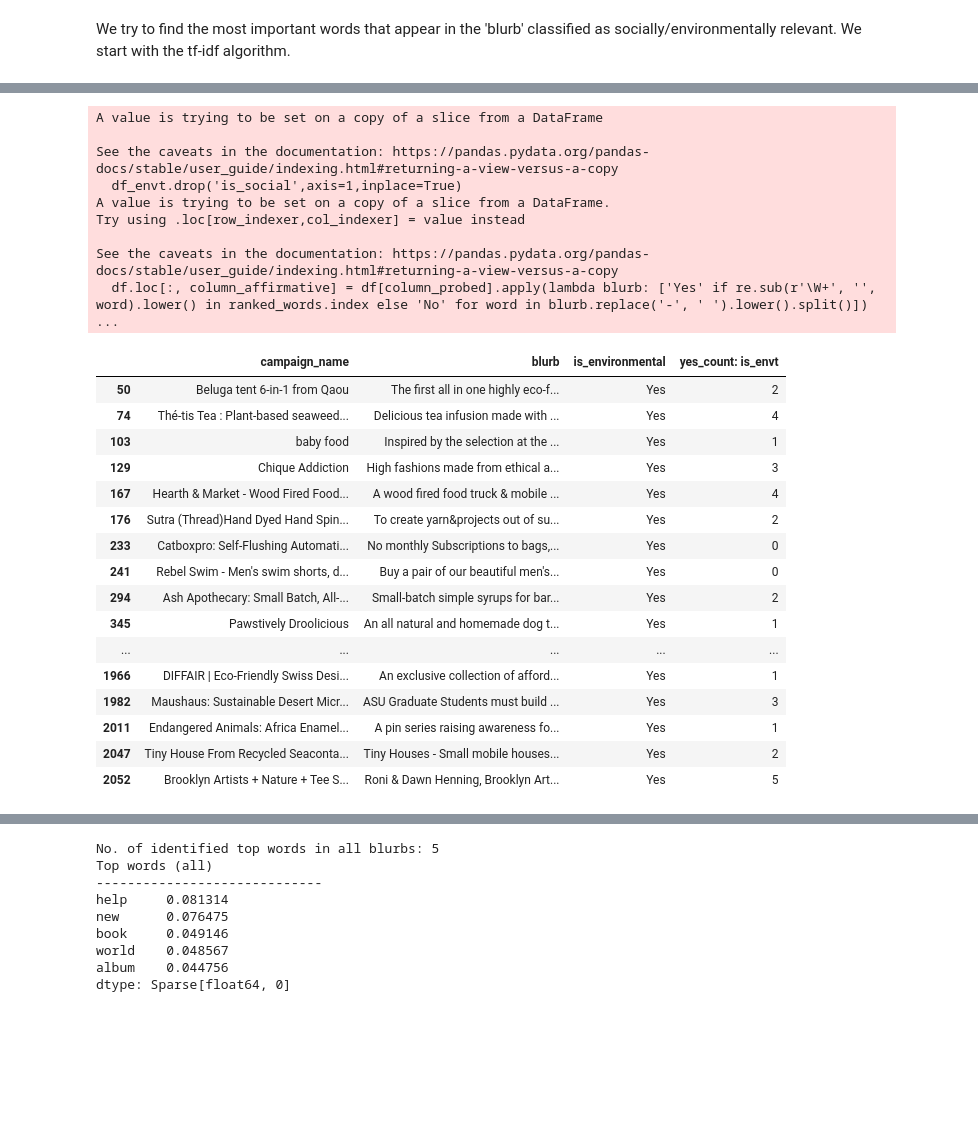
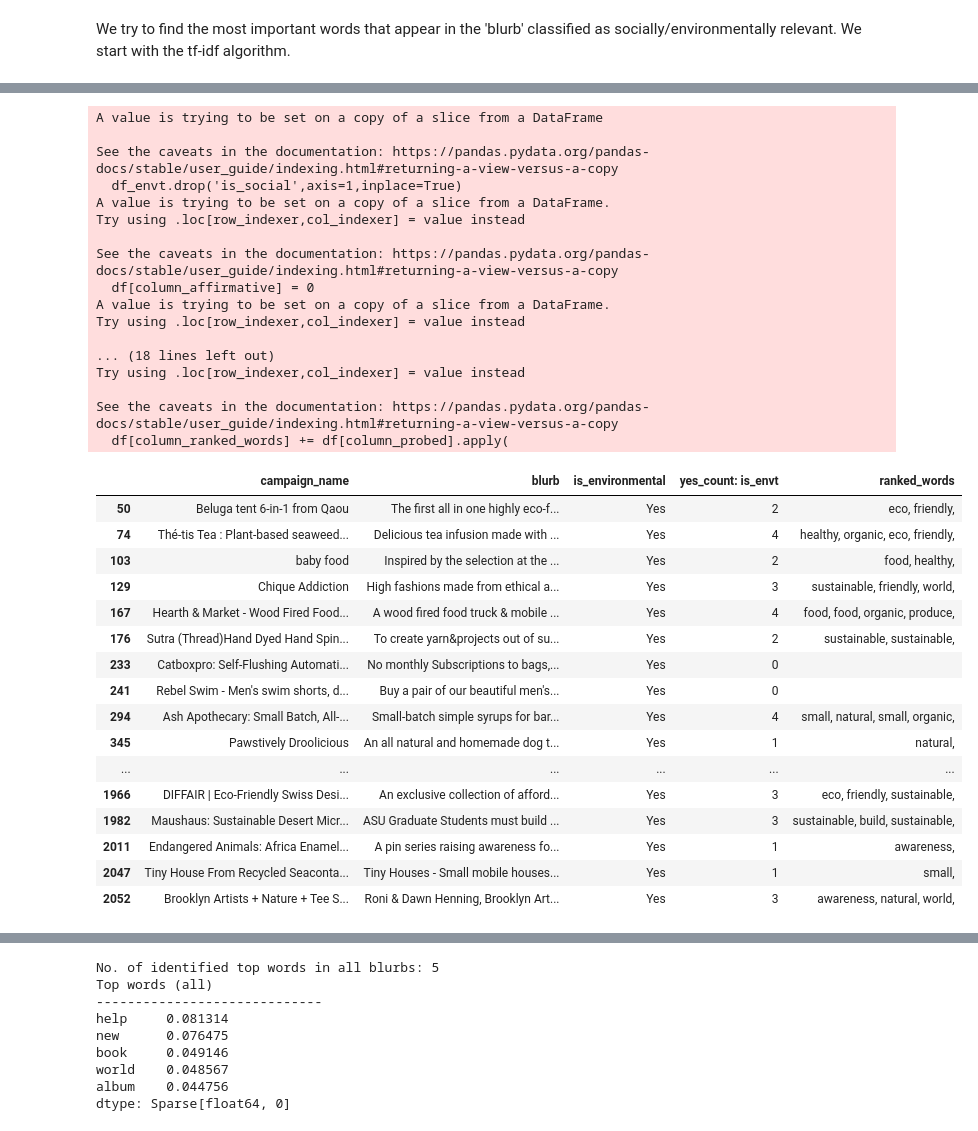
Before and after one commit to joss-thu/sustainability-kickstarter-campaigns, a Jupyter notebook: 02.Dataset_semantic_analysis.ipynb, the cells around one changed output, grey strips where cells are left out. Drawn from its saved outputs; the diff is of its cells as text; code cells hidden in the pictures; blank space fills up the shorter version.

Commit message:
threshold check in rank words

```diff
--- a/02.Dataset_semantic_analysis.ipynb
+++ b/02.Dataset_semantic_analysis.ipynb
@@ -81,11 +81,35 @@ STOP_WORDS = list(text.ENGLISH_STOP_WORDS.union([str(i) for i in range(10)]))
 MIN_DOCS= .05
 #TOKEN_PATTERN= '(?u)\\b\\w*[a-zA-Z]\\w*\\b'
 #TOKEN_PATTERN = '(?u)\\b\\w*[a-zA-Z]\\w*[a-zA-Z]\\w*\\b'
+TOKEN_PATTERN= '(?u)\\b[a-zA-Z]{2,}\\b'
 
+'''
+def rank_words(df, ranked_words, column_probed, column_affirmative,):
+  df.loc[:, column_affirmative] = df[column_probed].apply(lambda blurb: ['Yes' if re.sub(r'\W+', '', word).lower() in ranked_words.index else 'No' for word in blurb.replace('-', ' ').lower().split()]).apply(lambda x: x.count('Yes'))
+  return df
+'''
+'''
+def rank_words(df, ranked_words, columns_probed, column_affirmative, column_ranked_words='ranked_words'):
+    df[column_affirmative] = 0
+    df[column_ranked_words] = ''
+    for column_probed in columns_probed:
+        df[column_affirmative] += df[column_probed].apply(lambda blurb: ['Yes' if re.sub(r'[\W,]+', '', word).lower() in ranked_words.index else 'No' for word in blurb.replace('-', ' ',).lower().split()]).apply(lambda x: x.count('Yes'))
+        df[column_ranked_words] += df[column_probed].apply(lambda blurb: [re.sub(r'[\W,]+', '', word) if re.sub(r'[\W,]+', '', word).lower() in ranked_words.index else '' for word in blurb.replace('-', ' ').lower().split()]).apply(lambda x: ', '.join(filter(None, x)))
+    return df
+'''
 
-def rank_words(df, ranked_words, column_probed, column_affirmative,):
-    df.loc[:, column_affirmative] = df[column_probed].apply(lambda blurb: ['Yes' if re.sub(r'\W+', '', word).lower() in ranked_words.index else 'No' for word in blurb.replace('-', ' ').lower().split()]).apply(lambda x: x.count('Yes'))
+def rank_words(df, ranked_words, columns_probed, column_affirmative, column_ranked_words='ranked_words', threshold=0.05):
+    df[column_affirmative] = 0
+    df[column_ranked_words] = ''
+    for column_probed in columns_probed:
+        df[column_affirmative] += df[column_probed].apply(
+            lambda blurb: ['Yes' if (clean_word := re.sub(r'[\W,]+', '', word).lower()) in ranked_words.index and ranked_words.loc[clean_word] > threshold else 'No' for word in blurb.replace('-', ' ',).lower().split()]
+        ).apply(lambda x: x.count('Yes'))
+        df[column_ranked_words] += df[column_probed].apply(
+            lambda blurb: [clean_word + ', ' if (clean_word := re.sub(r'[\W,]+', '', word).lower()) in ranked_words.index and ranked_words.loc[clean_word] > threshold else '' for word in blurb.replace('-', ' ').lower().split()]
+        ).apply(lambda x: ''.join(filter(None, x)))
     return df
+
 
 
 def get_word_count_in_classified_blurbs(df, count_column):
@@ -93,9 +117,10 @@ def get_word_count_in_classified_blurbs(df, count_column):
 # %%
 #1. FInd top ranking words in samples classified as environmental
 #----------------------------------------------------------------
-tf_idf_model = TfidfVectorizer(stop_words=STOP_WORDS, min_df= MIN_DOCS)
+tf_idf_model = TfidfVectorizer(stop_words=STOP_WORDS, min_df= MIN_DOCS, token_pattern=TOKEN_PATTERN)
 
-blurb_is_environmental= df_is_envt_or_social[df_is_envt_or_social['is_environmental'] == 'Yes']['blurb'].tolist()
+#blurb_is_environmental= df_is_envt_or_social[df_is_envt_or_social['is_environmental'] == 'Yes']['blurb'].tolist()
+blurb_is_environmental = df_is_envt_or_social[df_is_envt_or_social['is_environmental'] == 'Yes'][['campaign_name', 'blurb']].agg(' '.join, axis=1).tolist()
 blurb_is_environmental = [text.lower() for text in blurb_is_environmental]
 
 #Vectorization of corpus
@@ -139,7 +184,7 @@ dtype: Sparse[float64, 0]
 # %%
 df_envt= df_is_envt_or_social[df_is_envt_or_social['is_environmental']=='Yes']
 df_envt.drop('is_social',axis=1,inplace=True)
-rank_words(df_envt, ranked_words_environmental, column_probed='blurb', column_affirmative='yes_count: is_envt')
+rank_words(df_envt, ranked_words_environmental, columns_probed=['campaign_name', 'blurb',], column_affirmative='yes_count: is_envt')
 word_count_classified_envt= get_word_count_in_classified_blurbs(df_envt,'yes_count: is_envt' )
 print(word_count_classified_envt)
 print(f'accuracy: {word_count_classified_envt[0]/(word_count_classified_envt[0]+word_count_classified_envt[1]):.4f}')
@@ -153,29 +198,37 @@ accuracy: 0.8140
 A value is trying to be set on a copy of a slice from a DataFrame
 
 See the caveats in the documentation: https://pandas.pydata.org/pandas-docs/stable/user_guide/indexing.html#returning-a-view-versus-a-copy
   df_envt.drop('is_social',axis=1,inplace=True)
 A value is trying to be set on a copy of a slice from a DataFrame.
 Try using .loc[row_indexer,col_indexer] = value instead
 
 See the caveats in the documentation: https://pandas.pydata.org/pandas-docs/stable/user_guide/indexing.html#returning-a-view-versus-a-copy
-  df.loc[:, column_affirmative] = df[column_probed].apply(lambda blurb: ['Yes' if re.sub(r'\W+', '', word).lower() in ranked_words.index else 'No' for word in blurb.replace('-', ' ').lower().split()]) ...
+  df[column_affirmative] = 0
+A value is trying to be set on a copy of a slice from a DataFrame.
+Try using .loc[row_indexer,col_indexer] = value instead
+
+... (18 lines left out)
+Try using .loc[row_indexer,col_indexer] = value instead
+
+See the caveats in the documentation: https://pandas.pydata.org/pandas-docs/stable/user_guide/indexing.html#returning-a-view-versus-a-copy
+  df[column_ranked_words] += df[column_probed].apply(
-|  | campaign_name | blurb | is_environmental | yes_count: is_envt |
-| 50 | Beluga tent 6-in-1 from Qaou | The first all in one highly eco-f... | Yes | 2 |
-| 74 | Thé-tis Tea : Plant-based seaweed... | Delicious tea infusion made with ... | Yes | 4 |
-| 103 | baby food | Inspired by the selection at the ... | Yes | 1 |
-| 129 | Chique Addiction | High fashions made from ethical a... | Yes | 3 |
-| 167 | Hearth & Market - Wood Fired Food... | A wood fired food truck & mobile ... | Yes | 4 |
-| 176 | Sutra (Thread)Hand Dyed Hand Spin... | To create yarn&projects out of su... | Yes | 2 |
-| 233 | Catboxpro: Self-Flushing Automati... | No monthly Subscriptions to bags,... | Yes | 0 |
-| 241 | Rebel Swim - Men's swim shorts, d... | Buy a pair of our beautiful men's... | Yes | 0 |
-| 294 | Ash Apothecary: Small Batch, All-... | Small-batch simple syrups for bar... | Yes | 2 |
-| 345 | Pawstively Droolicious | An all natural and homemade dog t... | Yes | 1 |
-| ... | ... | ... | ... | ... |
-| 1966 | DIFFAIR | Eco-Friendly Swiss Desi... | An exclusive collection of afford... | Yes | 1 |
-| 1982 | Maushaus: Sustainable Desert Micr... | ASU Graduate Students must build ... | Yes | 3 |
-| 2011 | Endangered Animals: Africa Enamel... | A pin series raising awareness fo... | Yes | 1 |
-| 2047 | Tiny House From Recycled Seaconta... | Tiny Houses - Small mobile houses... | Yes | 2 |
-| 2052 | Brooklyn Artists + Nature + Tee S... | Roni & Dawn Henning, Brooklyn Art... | Yes | 5 |
+|  | campaign_name | blurb | is_environmental | yes_count: is_envt | ranked_words |
+| 50 | Beluga tent 6-in-1 from Qaou | The first all in one highly eco-f... | Yes | 2 | eco, friendly, |
+| 74 | Thé-tis Tea : Plant-based seaweed... | Delicious tea infusion made with ... | Yes | 4 | healthy, organic, eco, friendly, |
+| 103 | baby food | Inspired by the selection at the ... | Yes | 2 | food, healthy, |
+| 129 | Chique Addiction | High fashions made from ethical a... | Yes | 3 | sustainable, friendly, world, |
+| 167 | Hearth & Market - Wood Fired Food... | A wood fired food truck & mobile ... | Yes | 4 | food, food, organic, produce, |
+| 176 | Sutra (Thread)Hand Dyed Hand Spin... | To create yarn&projects out of su... | Yes | 2 | sustainable, sustainable, |
+| 233 | Catboxpro: Self-Flushing Automati... | No monthly Subscriptions to bags,... | Yes | 0 |  |
+| 241 | Rebel Swim - Men's swim shorts, d... | Buy a pair of our beautiful men's... | Yes | 0 |  |
+| 294 | Ash Apothecary: Small Batch, All-... | Small-batch simple syrups for bar... | Yes | 4 | small, natural, small, organic, |
+| 345 | Pawstively Droolicious | An all natural and homemade dog t... | Yes | 1 | natural, |
+| ... | ... | ... | ... | ... | ... |
+| 1966 | DIFFAIR | Eco-Friendly Swiss Desi... | An exclusive collection of afford... | Yes | 3 | eco, friendly, sustainable, |
+| 1982 | Maushaus: Sustainable Desert Micr... | ASU Graduate Students must build ... | Yes | 3 | sustainable, build, sustainable, |
+| 2011 | Endangered Animals: Africa Enamel... | A pin series raising awareness fo... | Yes | 1 | awareness, |
+| 2047 | Tiny House From Recycled Seaconta... | Tiny Houses - Small mobile houses... | Yes | 1 | small, |
+| 2052 | Brooklyn Artists + Nature + Tee S... | Roni & Dawn Henning, Brooklyn Art... | Yes | 3 | awareness, natural, world, |
 # %%
 #----------------------------------------------------------------
 #2. FInd top ranking words in samples classified as social
```
Also changed, not shown: parts of 7 cells of this notebook.
